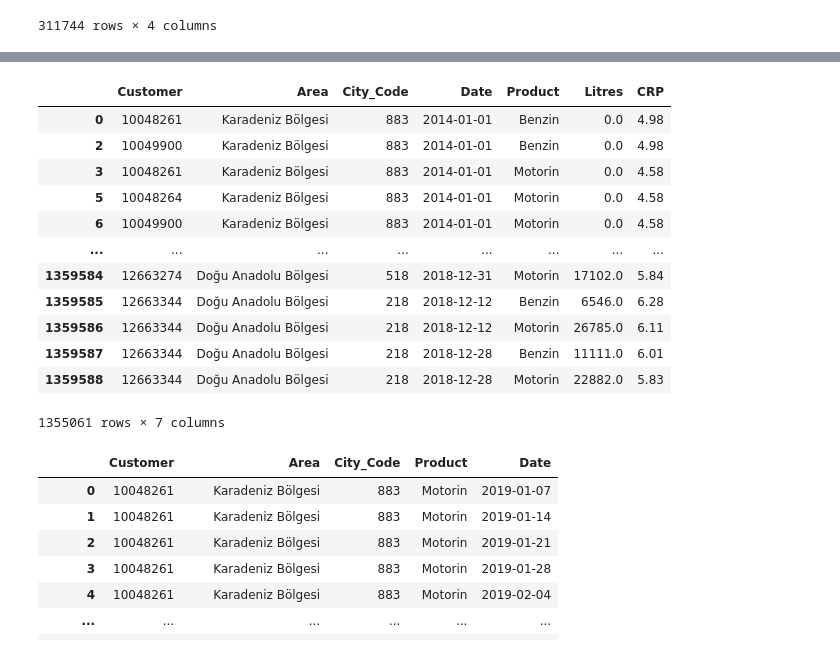
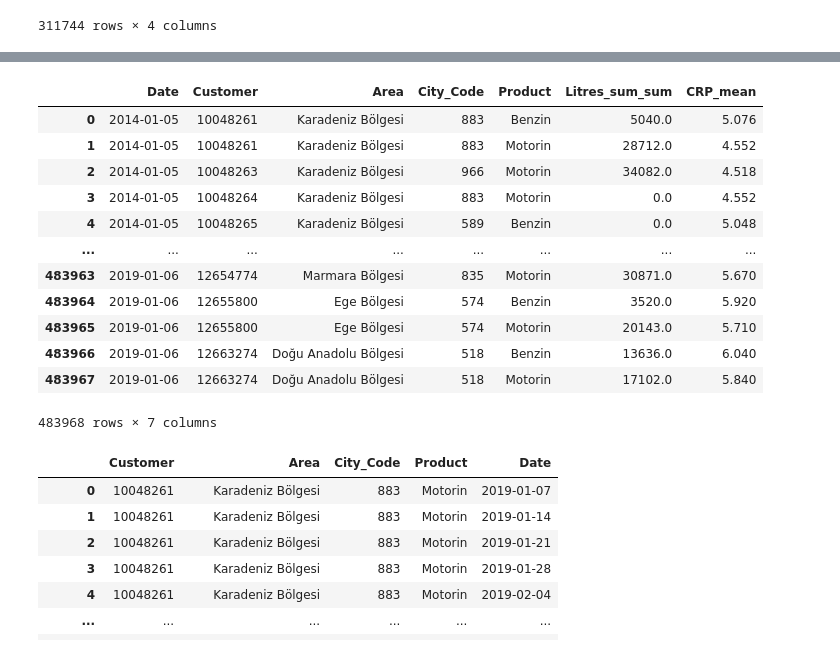
Before and after one commit to ata-turhan/Delta-ChatBot, a Jupyter notebook: Shell-GBDT.ipynb, the cells around one changed output, grey strips where cells are left out. Drawn from its saved outputs; the diff is of its cells as text; code cells hidden in the pictures.

```diff
--- a/Shell-GBDT.ipynb
+++ b/Shell-GBDT.ipynb
@@ -106,3 +148,7 @@ price
 | 311742 | 990 | 2019-12-30 | Motorin | 6.74 |
 | 311743 | 990 | 2019-12-31 | Motorin | 6.74 |
 311744 rows × 4 columns
+# %%
+price_grpd = price.groupby([pd.Grouper(key='Date', freq='W'), 'City_Code', "Product",]).agg({"CRP":["mean"]})
+price_grpd.reset_index(inplace = True)
+price_grpd
@@ -108,0 +170,7 @@ price
+# %%
+columns = []
+for col in price_grpd.columns[:-1]:
+    columns.append("".join(col))
+columns.append("_".join(price_grpd.columns[-1]))
+price_grpd.columns = columns
+price_grpd
@@ -108,0 +191,5 @@ price
+# %%
+train_grpd_by_date = train_grpd_by_plant.groupby([pd.Grouper(key='Date', freq='W'), "Customer", "Area",
+                            'City_Code', "Product",]).agg({"Litres_sum":["sum"]})
+train_grpd_by_date.reset_index(inplace = True)
+train_grpd_by_date
@@ -108,0 +211,7 @@ price
+# %%
+columns = []
+for col in train_grpd_by_date.columns[:-1]:
+    columns.append("".join(col))
+columns.append("_".join(train_grpd_by_date.columns[-1]))
+train_grpd_by_date.columns = columns
+train_grpd_by_date
@@ -109,21 +232,21 @@ price
 # %%
-train_price = pd.merge(train, price, on = ["City_Code", "Date", "Product"])
+train_price = pd.merge(train_grpd_by_date, price_grpd, on = ["City_Code", "Date", "Product"], how = "left")
 train_price.drop_duplicates(inplace = True)
 train_price
 # %% [output]
-|  | Customer | Area | City_Code | Date | Product | Litres | CRP |
-| 0 | 10048261 | Karadeniz Bölgesi | 883 | 2014-01-01 | Benzin | 0.0 | 4.98 |
-| 2 | 10049900 | Karadeniz Bölgesi | 883 | 2014-01-01 | Benzin | 0.0 | 4.98 |
-| 3 | 10048261 | Karadeniz Bölgesi | 883 | 2014-01-01 | Motorin | 0.0 | 4.58 |
-| 5 | 10048264 | Karadeniz Bölgesi | 883 | 2014-01-01 | Motorin | 0.0 | 4.58 |
-| 6 | 10049900 | Karadeniz Bölgesi | 883 | 2014-01-01 | Motorin | 0.0 | 4.58 |
+|  | Date | Customer | Area | City_Code | Product | Litres_sum_sum | CRP_mean |
+| 0 | 2014-01-05 | 10048261 | Karadeniz Bölgesi | 883 | Benzin | 5040.0 | 5.076 |
+| 1 | 2014-01-05 | 10048261 | Karadeniz Bölgesi | 883 | Motorin | 28712.0 | 4.552 |
+| 2 | 2014-01-05 | 10048263 | Karadeniz Bölgesi | 966 | Motorin | 34082.0 | 4.518 |
+| 3 | 2014-01-05 | 10048264 | Karadeniz Bölgesi | 883 | Motorin | 0.0 | 4.552 |
+| 4 | 2014-01-05 | 10048265 | Karadeniz Bölgesi | 589 | Benzin | 0.0 | 5.048 |
 | ... | ... | ... | ... | ... | ... | ... | ... |
-| 1359584 | 12663274 | Doğu Anadolu Bölgesi | 518 | 2018-12-31 | Motorin | 17102.0 | 5.84 |
-| 1359585 | 12663344 | Doğu Anadolu Bölgesi | 218 | 2018-12-12 | Benzin | 6546.0 | 6.28 |
-| 1359586 | 12663344 | Doğu Anadolu Bölgesi | 218 | 2018-12-12 | Motorin | 26785.0 | 6.11 |
-| 1359587 | 12663344 | Doğu Anadolu Bölgesi | 218 | 2018-12-28 | Benzin | 11111.0 | 6.01 |
-| 1359588 | 12663344 | Doğu Anadolu Bölgesi | 218 | 2018-12-28 | Motorin | 22882.0 | 5.83 |
+| 483963 | 2019-01-06 | 12654774 | Marmara Bölgesi | 835 | Motorin | 30871.0 | 5.670 |
+| 483964 | 2019-01-06 | 12655800 | Ege Bölgesi | 574 | Benzin | 3520.0 | 5.920 |
+| 483965 | 2019-01-06 | 12655800 | Ege Bölgesi | 574 | Motorin | 20143.0 | 5.710 |
+| 483966 | 2019-01-06 | 12663274 | Doğu Anadolu Bölgesi | 518 | Benzin | 13636.0 | 6.040 |
+| 483967 | 2019-01-06 | 12663274 | Doğu Anadolu Bölgesi | 518 | Motorin | 17102.0 | 5.840 |
-1355061 rows × 7 columns
+483968 rows × 7 columns
 # %%
 test.drop(columns=["index"], inplace = True)
 test.rename(columns={"City Code":"City_Code", "Week Start Date":"Date"}, inplace = True)
```
Also changed, not shown: parts of 34 cells of this notebook.
